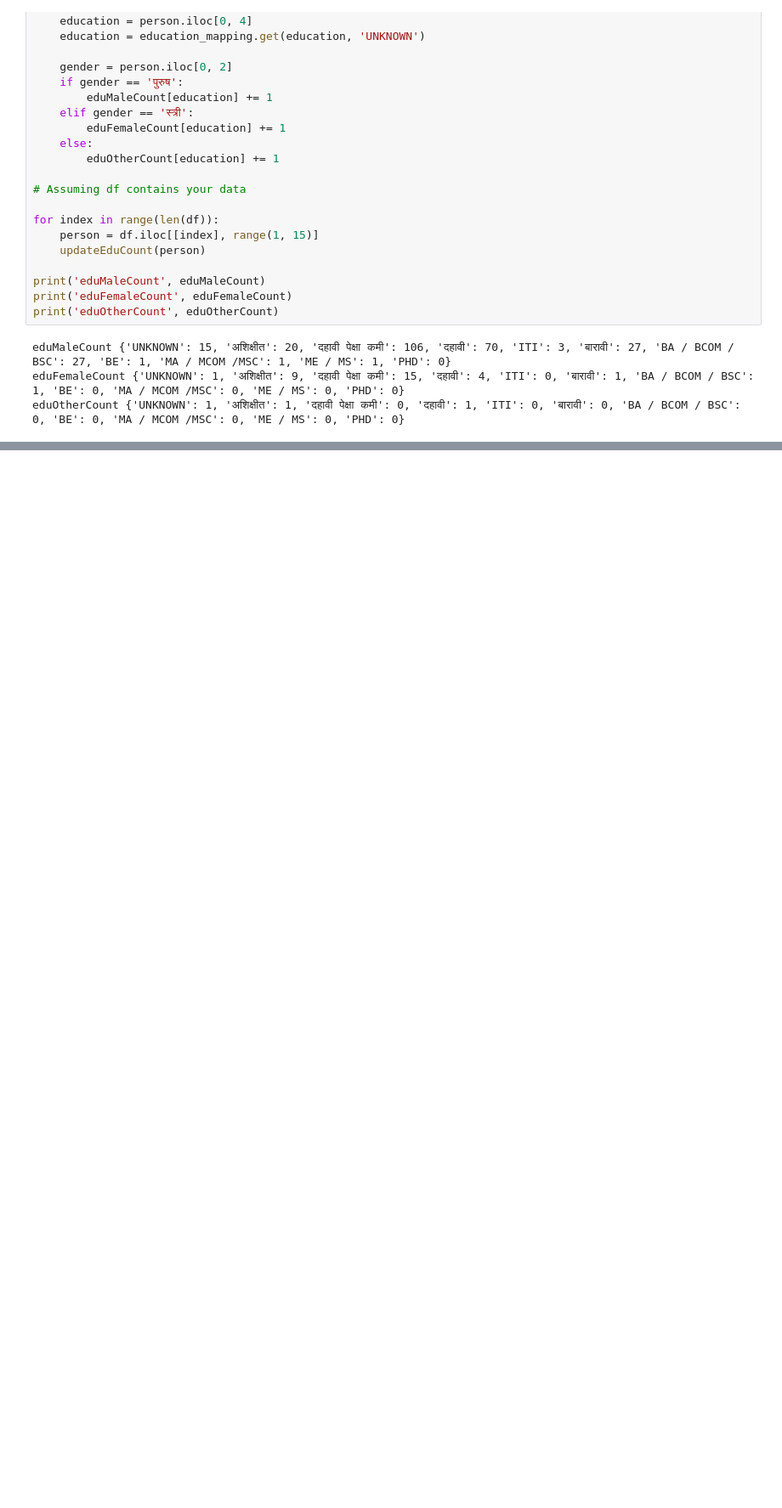
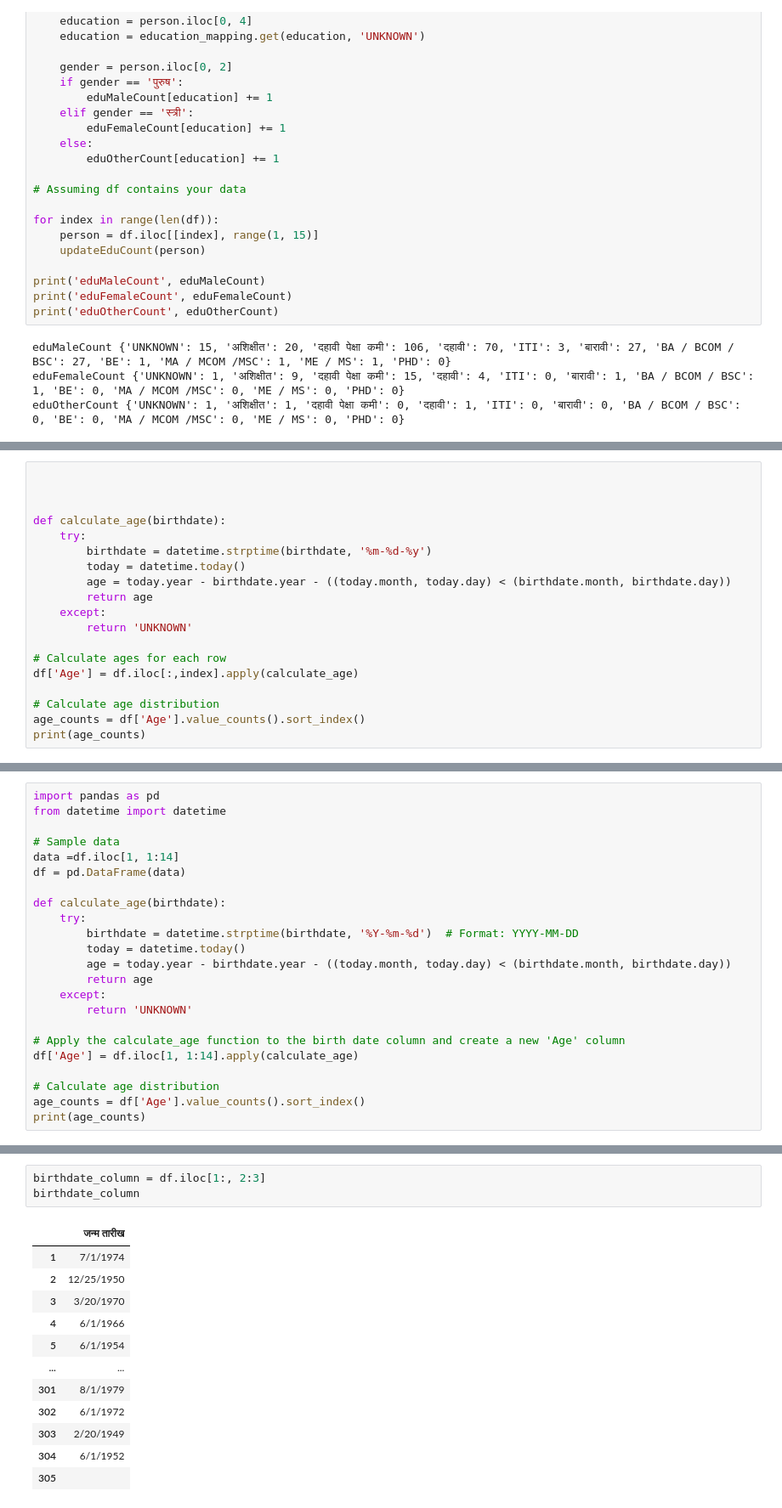
Before and after one commit to prathmeshpatil98/Village_Analysis_project, a Jupyter notebook: data1find.ipynb, the cells around one changed output, grey strips where cells are left out. Shown at 85% size. Drawn from its saved outputs; the diff is of its cells as text; blank space fills up the shorter version.

```diff
--- a/data1find.ipynb
+++ b/data1find.ipynb
@@ -370,0 +425,19 @@ AttributeError: 'str' object has no attribute 'iloc'
+# %%
+
+
+
+def calculate_age(birthdate):
+    try:
+        birthdate = datetime.strptime(birthdate, '%m-%d-%y')
+        today = datetime.today()
+        age = today.year - birthdate.year - ((today.month, today.day) < (birthdate.month, birthdate.day))
+        return age
+    except:
+        return 'UNKNOWN'
+
+# Calculate ages for each row
+df['Age'] = df.iloc[:,index].apply(calculate_age)
+
+# Calculate age distribution
+age_counts = df['Age'].value_counts().sort_index()
+print(age_counts)
@@ -370,0 +448,23 @@ AttributeError: 'str' object has no attribute 'iloc'
+# %%
+import pandas as pd
+from datetime import datetime
+
+# Sample data
+data =df.iloc[1, 1:14]
+df = pd.DataFrame(data)
+
+def calculate_age(birthdate):
+    try:
+        birthdate = datetime.strptime(birthdate, '%Y-%m-%d')  # Format: YYYY-MM-DD
+        today = datetime.today()
+        age = today.year - birthdate.year - ((today.month, today.day) < (birthdate.month, birthdate.day))
+        return age
+    except:
+        return 'UNKNOWN'
+
+# Apply the calculate_age function to the birth date column and create a new 'Age' column
+df['Age'] = df.iloc[1, 1:14].apply(calculate_age)
+
+# Calculate age distribution
+age_counts = df['Age'].value_counts().sort_index()
+print(age_counts)
@@ -370,0 +567,16 @@ AttributeError: 'str' object has no attribute 'iloc'
+# %%
+birthdate_column = df.iloc[1:, 2:3]
+birthdate_column
+# %% [output]
+|  | जन्म तारीख |
+| 1 | 7/1/1974 |
+| 2 | 12/25/1950 |
+| 3 | 3/20/1970 |
+| 4 | 6/1/1966 |
+| 5 | 6/1/1954 |
+| ... | ... |
+| 301 | 8/1/1979 |
+| 302 | 6/1/1972 |
+| 303 | 2/20/1949 |
+| 304 | 6/1/1952 |
+| 305 |  |
```
Also changed, not shown: parts of 22 cells of this notebook, 4 other files.
